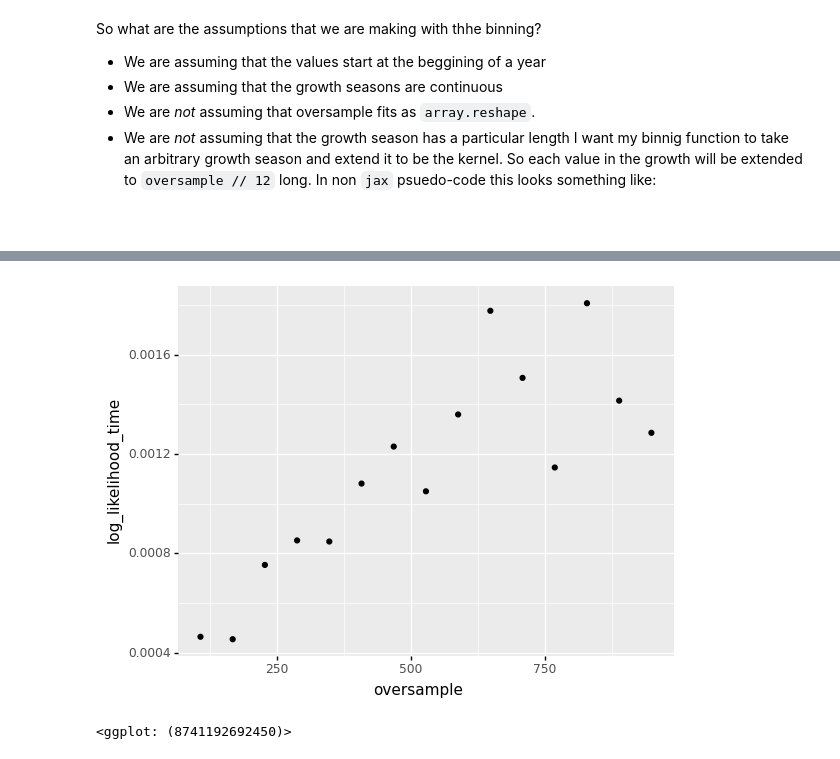
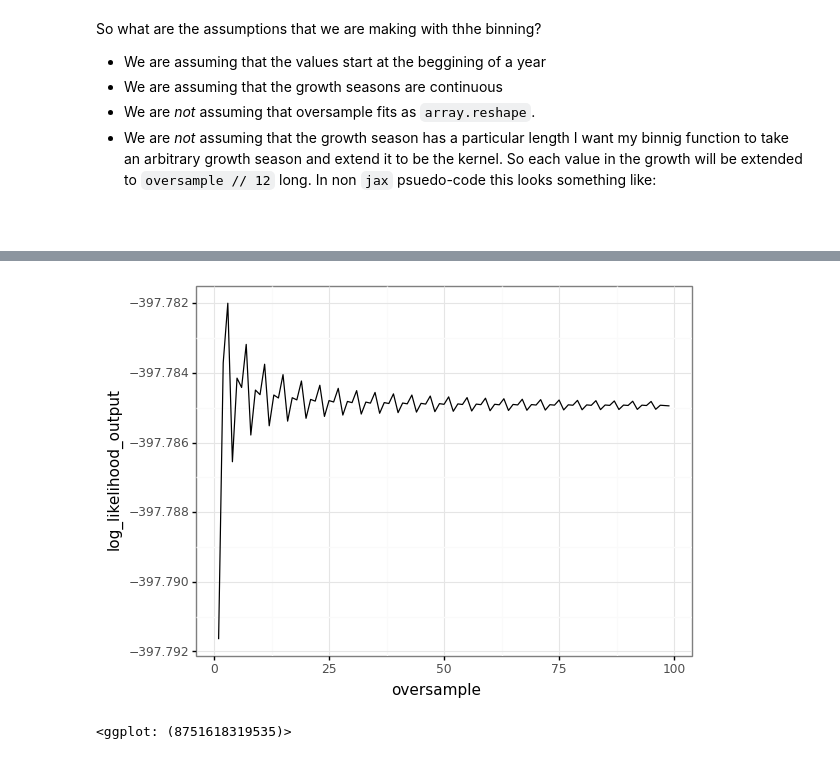
Before and after one commit to SharmaLlama/ticktack, a Jupyter notebook: notebooks/JAX_Testing.ipynb, the cells around one changed output, grey strips where cells are left out. Drawn from its saved outputs; the diff is of its cells as text; code cells hidden in the pictures.

```diff
--- a/notebooks/JAX_Testing.ipynb
+++ b/notebooks/JAX_Testing.ipynb
@@ -149,7 +139,3 @@ def log_likelihood(args, /, data=data, func=solve, y0=STEADY_STATE):
 # %%
 jac_binned = jax.jit(jax.grad(log_likelihood_binned))
 hes_binned = jax.jit(jax.jacobian(jac_binned))
-# %%
-oversample = 360
-time_out = jax.numpy.linspace(data[0].min(), data[0].max() + 2, (data[0].size + 1) * oversample)
-kernel = get_growth_kernel(oversample)
@@ -175,10 +142,13 @@ hes_binned(parameters, time_out=time_out, kernel=kernel)
 # %%
 results = {
-    "oversample": range(108, 1008, 180),
+    "oversample": range(1, 100),
     "log_likelihood_time": [],
     "log_likelihood_output": [],
-    "grad_time": []
-    # "grad_output": []
+    "grad_time": [],
+    "grad_param_1": [],
+    "grad_param_2": [],
+    "grad_param_3": [],
+    "grad_param_4": []
 }
 # %%
 for index, oversample in enumerate(results["oversample"]):
@@ -191,6 +161,10 @@ for index, oversample in enumerate(results["oversample"]):
 
     gradient = profile(jac_binned, parameters, time_out=time_out, kernel=kernel)
     results["grad_time"].append(gradient["average"])
+    results["grad_param_1"].append(float(gradient["solution"][0]))
+    results["grad_param_2"].append(float(gradient["solution"][1]))
+    results["grad_param_3"].append(float(gradient["solution"][2]))
+    results["grad_param_4"].append(float(gradient["solution"][3]))
 # %%
 from plotnine import *
 import pandas
@@ -198,0 +172,5 @@ results = pandas.DataFrame(results)
+# %%
+results["grad_param_1"] = (results["grad_param_1"] - numpy.mean(results["grad_param_1"])) / numpy.mean(results["grad_param_1"])
+results["grad_param_2"] = (results["grad_param_2"] - numpy.mean(results["grad_param_2"])) / numpy.mean(results["grad_param_2"])
+results["grad_param_3"] = (results["grad_param_3"] - numpy.mean(results["grad_param_3"])) / numpy.mean(results["grad_param_3"])
+results["grad_param_4"] = (results["grad_param_4"] - numpy.mean(results["grad_param_4"])) / numpy.mean(results["grad_param_4"])
@@ -199,6 +188,7 @@ results = pandas.DataFrame(results)
 # %%
-(ggplot(results, aes(x="oversample", y="log_likelihood_time"))
-    + geom_point())
+(ggplot(results, aes(x="oversample", y="log_likelihood_output"))
+    + geom_line()
+    + theme_bw())
 # %% [output]
-[figure, old version]
+[figure, new version]
-<ggplot: (8741192692450)>
+<ggplot: (8751618319535)>
```
Also changed, not shown: parts of 5 cells of this notebook.
